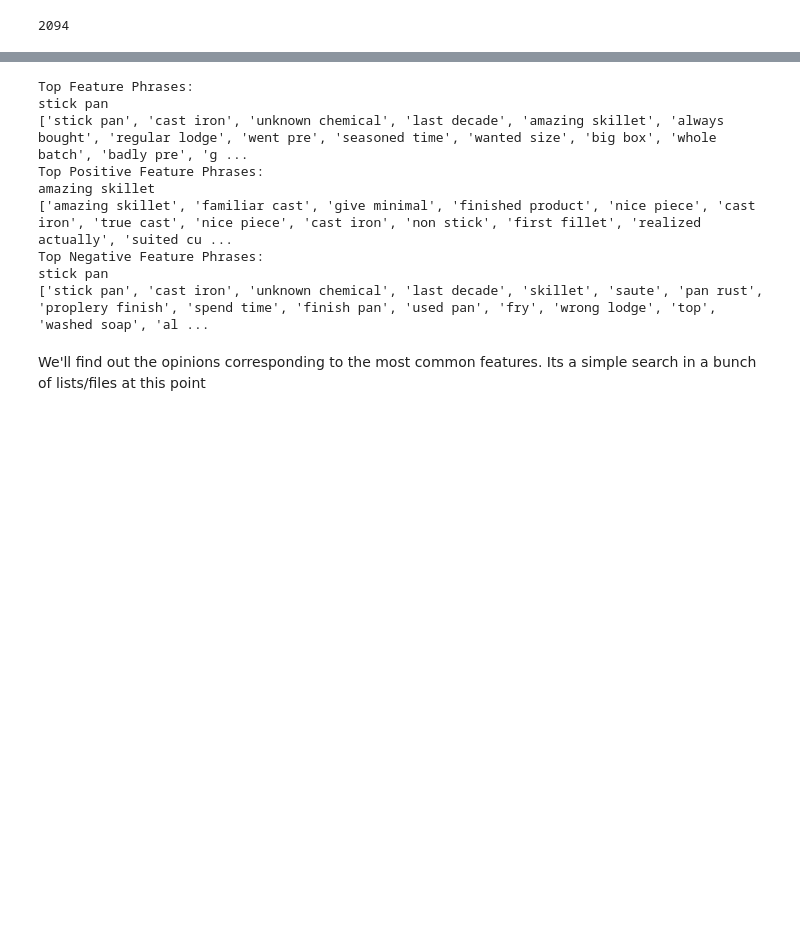
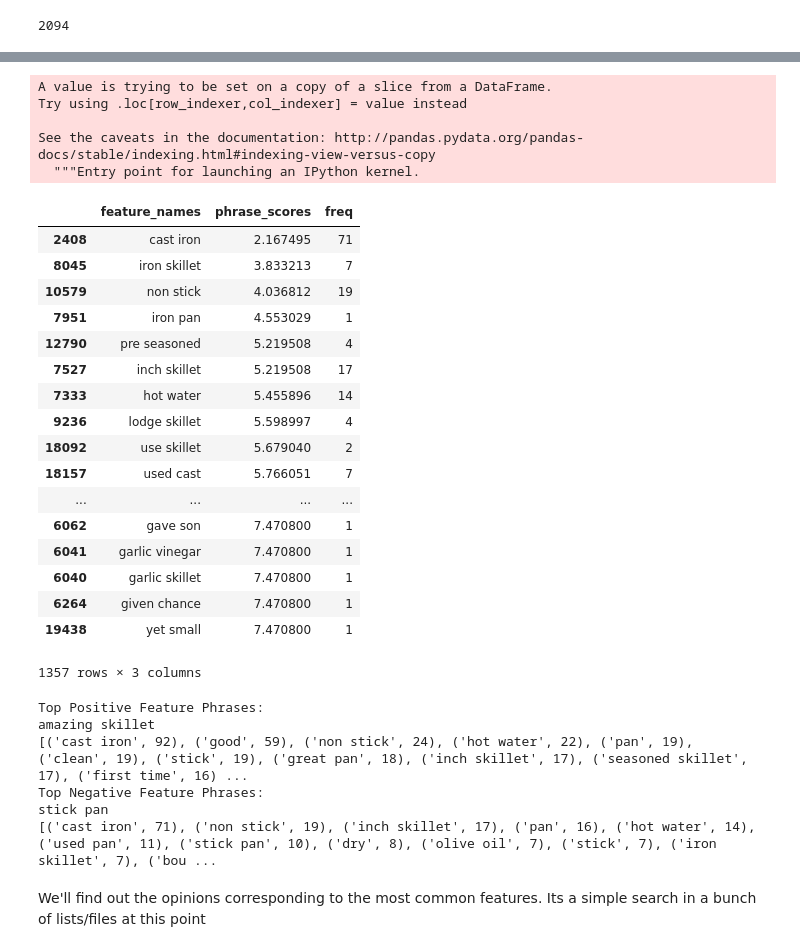
Before and after one commit to UCB-MIDS/InsightsFromReviews, a Jupyter notebook: features/features-withPolarity-subjective-summary.ipynb, the cells around one changed output, grey strips where cells are left out. Saved outputs shown, nothing was run; the diff lists cells and outputs as text; code cells hidden in the pictures; blank space fills up the shorter version.

Commit message:
TFIDF along with frequency distribution of phrases

```diff
--- a/features/features-withPolarity-subjective-summary.ipynb
+++ b/features/features-withPolarity-subjective-summary.ipynb
@@ -1016,0 +912,8 @@ for sentence in tqdm(sent_fullreview):
+# %%
+vectorizer_neg = TfidfVectorizer(ngram_range=(2,3))
+tf_neg = vectorizer_neg.fit_transform(negative_review_clean)
+feature_names_neg = vectorizer_neg.get_feature_names()
+phrase_scores_neg = vectorizer_neg.idf_
+names_scores_df_neg = pd.DataFrame({'feature_names':feature_names_neg})
+names_scores_df_neg['phrase_scores'] = pd.DataFrame(phrase_scores_neg)
+print(names_scores_df_neg.size)
@@ -1618,23 +1351,49 @@ extracted_df_neg.size
+# %%
+extracted_df_neg['freq'] = extracted_df_neg.apply(lambda row: freqdist_neg[row.feature_names], axis=1)
+# %% [output]
+A value is trying to be set on a copy of a slice from a DataFrame.
+Try using .loc[row_indexer,col_indexer] = value instead
+
+See the caveats in the documentation: http://pandas.pydata.org/pandas-docs/stable/indexing.html#indexing-view-versus-copy
+  """Entry point for launching an IPython kernel.
+# %%
+extracted_df_neg.sort_values(by='phrase_scores', ascending=True)
+# %% [output]
+|  | feature_names | phrase_scores | freq |
+| 2408 | cast iron | 2.167495 | 71 |
+| 8045 | iron skillet | 3.833213 | 7 |
+| 10579 | non stick | 4.036812 | 19 |
+| 7951 | iron pan | 4.553029 | 1 |
+| 12790 | pre seasoned | 5.219508 | 4 |
+| 7527 | inch skillet | 5.219508 | 17 |
+| 7333 | hot water | 5.455896 | 14 |
+| 9236 | lodge skillet | 5.598997 | 4 |
+| 18092 | use skillet | 5.679040 | 2 |
+| 18157 | used cast | 5.766051 | 7 |
+| ... | ... | ... | ... |
+| 6062 | gave son | 7.470800 | 1 |
+| 6041 | garlic vinegar | 7.470800 | 1 |
+| 6040 | garlic skillet | 7.470800 | 1 |
+| 6264 | given chance | 7.470800 | 1 |
+| 19438 | yet small | 7.470800 | 1 |
+1357 rows × 3 columns
 # %%
-print("Top Feature Phrases:")
-print(final[0])
-print(final[:50])
+# print("Top Feature Phrases:")
+# print(final[0])
+# print(final[:50])
 print("Top Positive Feature Phrases:")
 print(final_pos[0])
-print(final_pos[:50])
+print(most_common_pos[:50])
 print("Top Negative Feature Phrases:")
 print(final_neg[0])
-print(final_neg[:50])
+print(most_common_neg[:50])
 # %% [output]
-Top Feature Phrases:
-stick pan
-['stick pan', 'cast iron', 'unknown chemical', 'last decade', 'amazing skillet', 'always bought', 'regular lodge', 'went pre', 'seasoned time', 'wanted size', 'big box', 'whole batch', 'badly pre', 'g ...
 Top Positive Feature Phrases:
 amazing skillet
-['amazing skillet', 'familiar cast', 'give minimal', 'finished product', 'nice piece', 'cast iron', 'true cast', 'nice piece', 'cast iron', 'non stick', 'first fillet', 'realized actually', 'suited cu ...
+[('cast iron', 92), ('good', 59), ('non stick', 24), ('hot water', 22), ('pan', 19), ('clean', 19), ('stick', 19), ('great pan', 18), ('inch skillet', 17), ('seasoned skillet', 17), ('first time', 16) ...
 Top Negative Feature Phrases:
 stick pan
-['stick pan', 'cast iron', 'unknown chemical', 'last decade', 'skillet', 'saute', 'pan rust', 'proplery finish', 'spend time', 'finish pan', 'used pan', 'fry', 'wrong lodge', 'top', 'washed soap', 'al ...
+[('cast iron', 71), ('non stick', 19), ('inch skillet', 17), ('pan', 16), ('hot water', 14), ('used pan', 11), ('stick pan', 10), ('dry', 8), ('olive oil', 7), ('stick', 7), ('iron skillet', 7), ('bou ...
 # %% [markdown]
 We'll find out the opinions corresponding to the most common features.
 Its a simple search in a bunch of lists/files at this point
```
Also changed, not shown: parts of 54 cells of this notebook.
